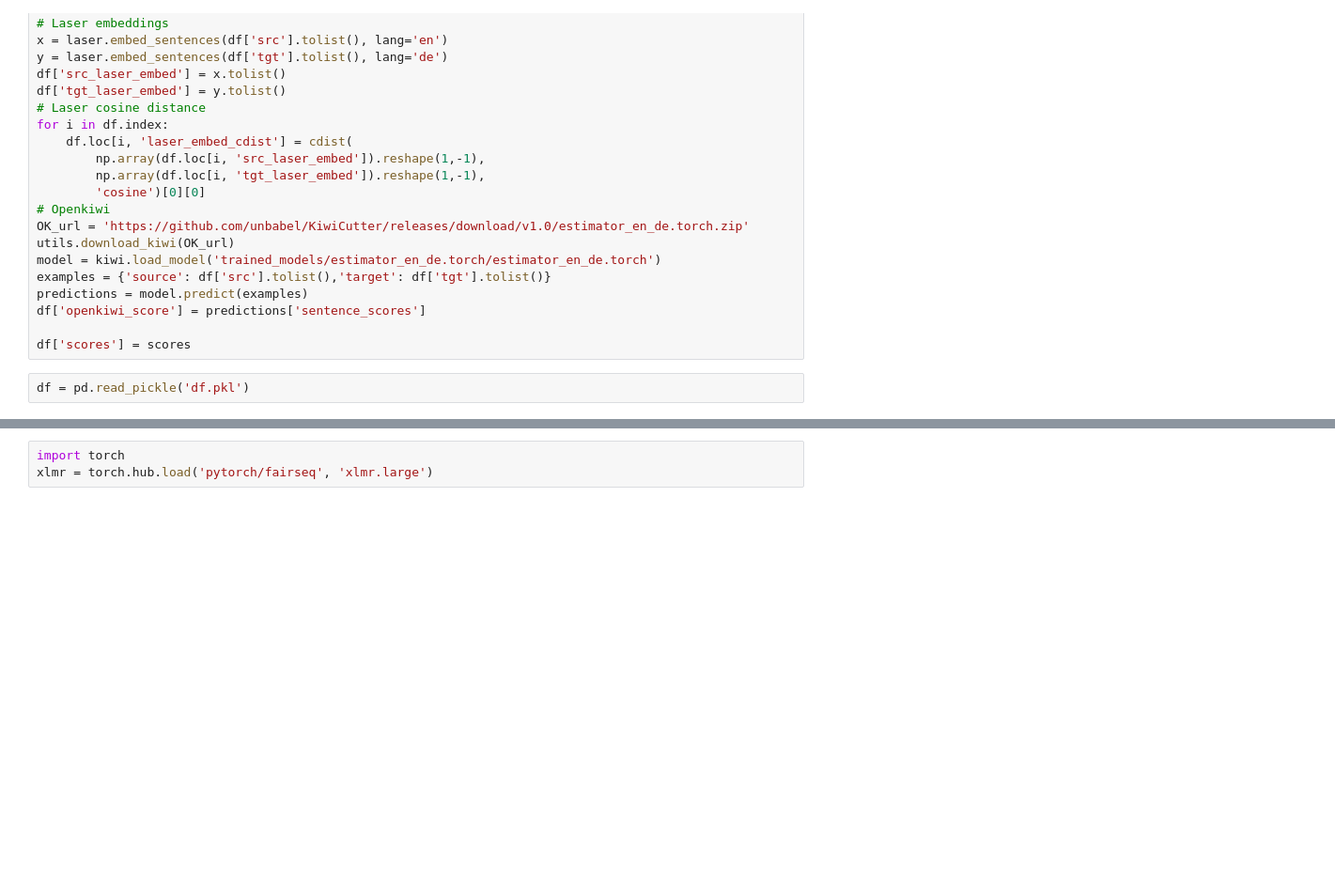
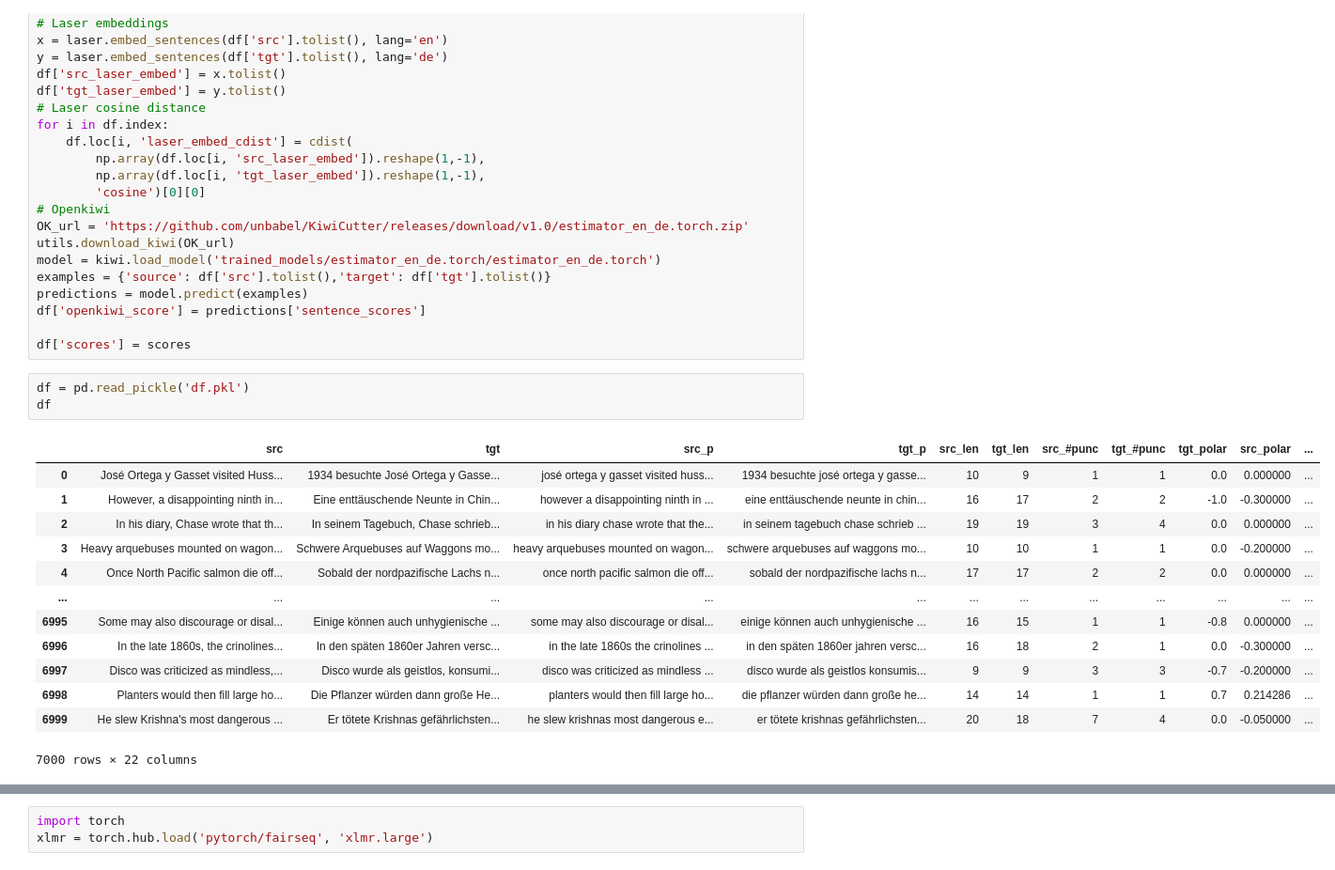
Before and after one commit to ludomitch/rosetta, a Jupyter notebook: Sandbox.ipynb, the cells around one changed output, grey strips where cells are left out. Shown at 94% size. Drawn from its saved outputs; the diff is of its cells as text; blank space fills up the shorter version.

```diff
--- a/Sandbox.ipynb
+++ b/Sandbox.ipynb
@@ -116,3 +116,18 @@ df['openkiwi_score'] = predictions['sentence_scores']
 df['scores'] = scores
 # %%
 df = pd.read_pickle('df.pkl')
+df
+# %% [output]
+|  | src | tgt | src_p | tgt_p | src_len | tgt_len | src_#punc | tgt_#punc | tgt_polar | src_polar | ... |
+| 0 | José Ortega y Gasset visited Huss... | 1934 besuchte José Ortega y Gasse... | josé ortega y gasset visited huss... | 1934 besuchte josé ortega y gasse... | 10 | 9 | 1 | 1 | 0.0 | 0.000000 | ... |
+| 1 | However, a disappointing ninth in... | Eine enttäuschende Neunte in Chin... | however a disappointing ninth in ... | eine enttäuschende neunte in chin... | 16 | 17 | 2 | 2 | -1.0 | -0.300000 | ... |
+| 2 | In his diary, Chase wrote that th... | In seinem Tagebuch, Chase schrieb... | in his diary chase wrote that the... | in seinem tagebuch chase schrieb ... | 19 | 19 | 3 | 4 | 0.0 | 0.000000 | ... |
+| 3 | Heavy arquebuses mounted on wagon... | Schwere Arquebuses auf Waggons mo... | heavy arquebuses mounted on wagon... | schwere arquebuses auf waggons mo... | 10 | 10 | 1 | 1 | 0.0 | -0.200000 | ... |
+| 4 | Once North Pacific salmon die off... | Sobald der nordpazifische Lachs n... | once north pacific salmon die off... | sobald der nordpazifische lachs n... | 17 | 17 | 2 | 2 | 0.0 | 0.000000 | ... |
+| ... | ... | ... | ... | ... | ... | ... | ... | ... | ... | ... | ... |
+| 6995 | Some may also discourage or disal... | Einige können auch unhygienische ... | some may also discourage or disal... | einige können auch unhygienische ... | 16 | 15 | 1 | 1 | -0.8 | 0.000000 | ... |
+| 6996 | In the late 1860s, the crinolines... | In den späten 1860er Jahren versc... | in the late 1860s the crinolines ... | in den späten 1860er jahren versc... | 16 | 18 | 2 | 1 | 0.0 | -0.300000 | ... |
+| 6997 | Disco was criticized as mindless,... | Disco wurde als geistlos, konsumi... | disco was criticized as mindless ... | disco wurde als geistlos konsumis... | 9 | 9 | 3 | 3 | -0.7 | -0.200000 | ... |
+| 6998 | Planters would then fill large ho... | Die Pflanzer würden dann große He... | planters would then fill large ho... | die pflanzer würden dann große he... | 14 | 14 | 1 | 1 | 0.7 | 0.214286 | ... |
+| 6999 | He slew Krishna's most dangerous ... | Er tötete Krishnas gefährlichsten... | he slew krishnas most dangerous e... | er tötete krishnas gefährlichsten... | 20 | 18 | 7 | 4 | 0.0 | -0.050000 | ... |
+7000 rows × 22 columns
```
Also changed, not shown: parts of 1 cell of this notebook.
